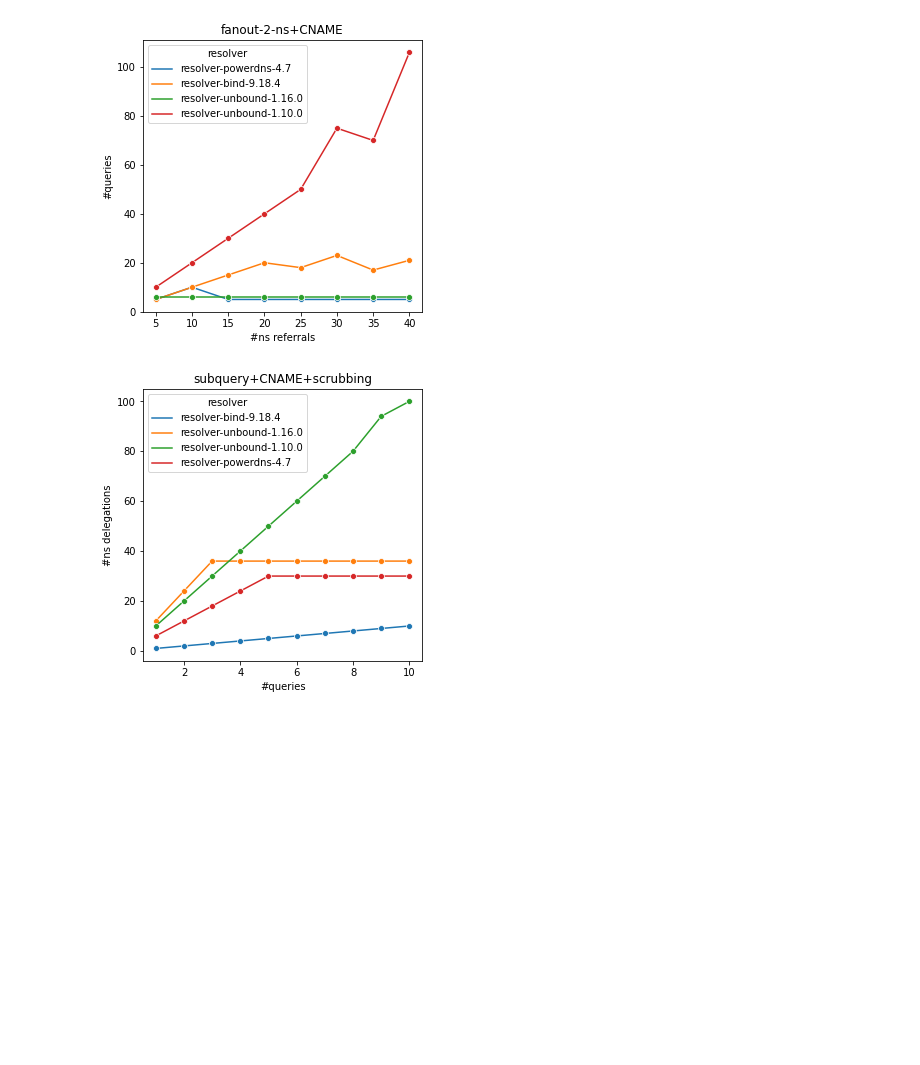
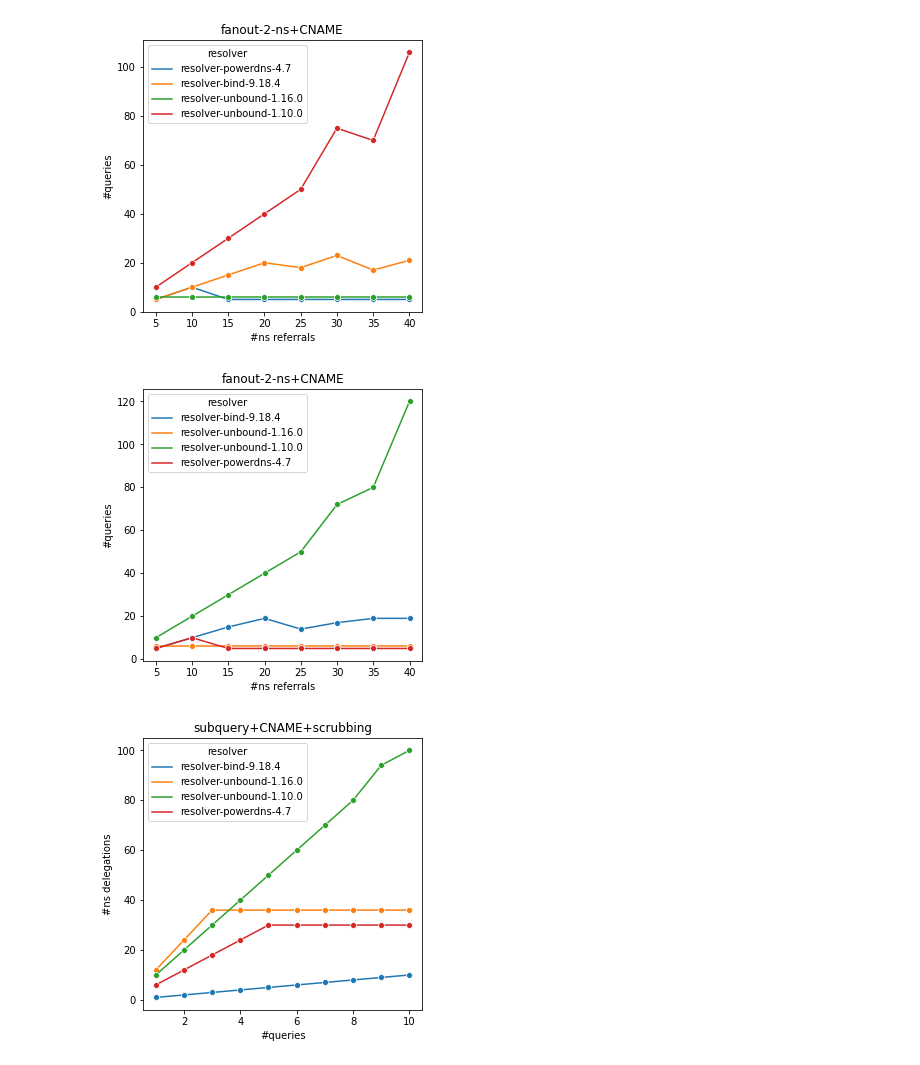
Before and after one commit to jaymoneyjay/dns-testbed, a Jupyter notebook: validation/results/plotter.ipynb, the cells around one changed output. Saved outputs shown, nothing was run; the diff lists cells and outputs as text; code cells hidden in the pictures; blank space fills up the shorter version.

```diff
--- a/validation/results/plotter.ipynb
+++ b/validation/results/plotter.ipynb
@@ -68,6 +68,11 @@ df = pd.read_csv("fanout-2-ns+CNAME/data.csv")
 generate_plot(df, "zone", "result", "resolver", "fanout-2-ns+CNAME", "#ns referrals", "#queries")
 # %% [output]
 [figure]
+# %%
+df = pd.read_csv("fanout-2-ns+CNAME/data.csv")
+generate_plot(df, "zone", "result", "resolver", "fanout-2-ns+CNAME", "#ns referrals", "#queries")
+# %% [output]
+[figure, added]
 # %%
 df = pd.read_csv("subquery+CNAME/data.csv")
 generate_plot(df, "zone", "result", "resolver", "subquery+CNAME+scrubbing", "#queries", "#ns delegations")
```
Also changed, not shown: parts of 1 cell of this notebook, 9 other files.
